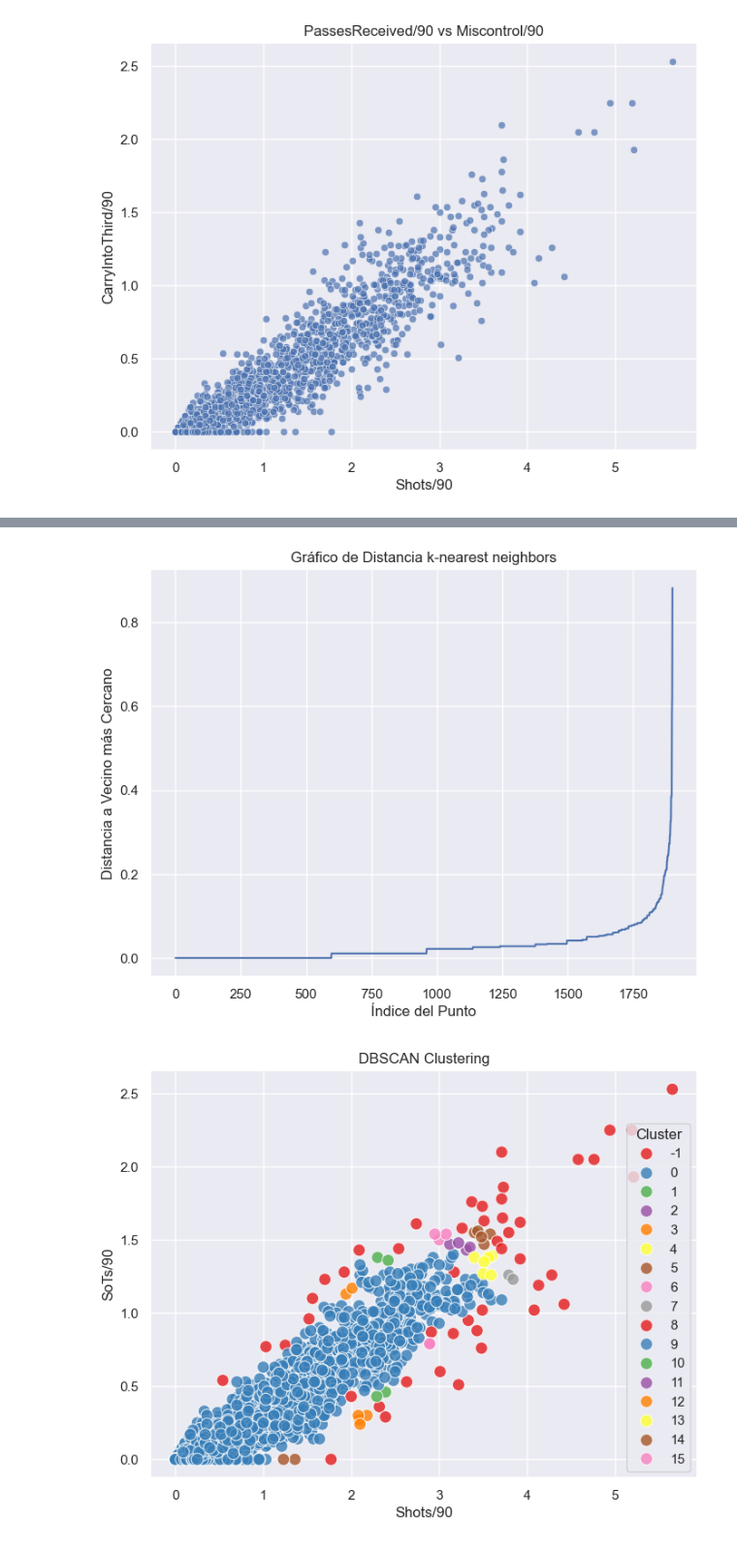
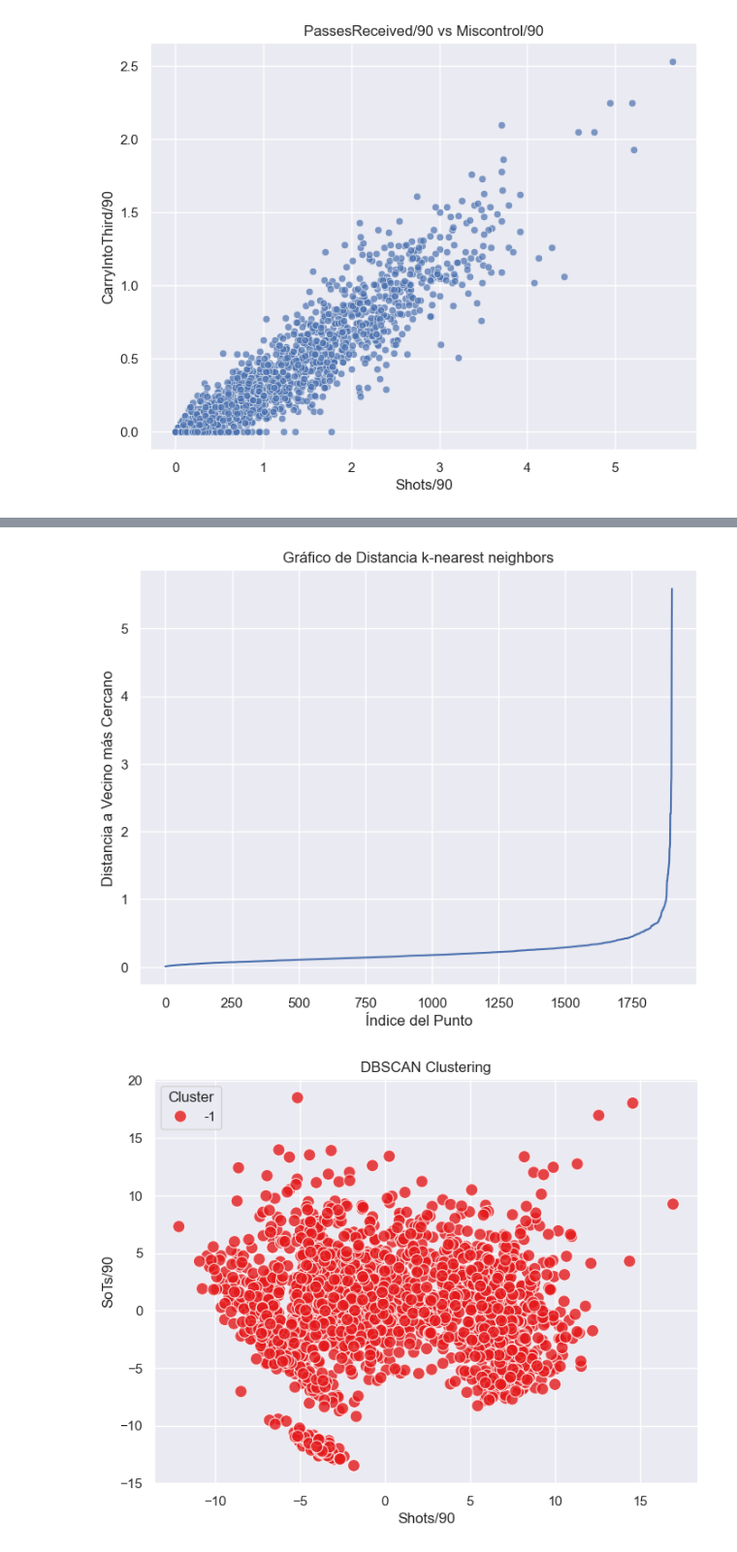
Before and after one commit to joacokoif/tp2_fulbo_ldd, a Jupyter notebook: tp2_LDD_Futbol_Analytics.ipynb, the cells around one changed output, grey strips where cells are left out. Shown at 97% size. Cells and saved outputs as stored; diff of their text form; code cells hidden in the pictures.

```diff
--- a/tp2_LDD_Futbol_Analytics.ipynb
+++ b/tp2_LDD_Futbol_Analytics.ipynb
@@ -173,7 +174,7 @@ plt.show()
 #variables_numericas = ['Ast/90', 'PassRec%']# vuelvo a agarrar las dos variables de antes
 
 scaler = StandardScaler()
-df_scaled = scaler.fit_transform(data_num[variables_numericas]) # escalo los datos
+df_scaled = scaler.fit_transform(data_num) # escalo los datos
 
 pca = PCA(n_components=2)
 componentes_principales = pca.fit_transform(df_scaled) # le aplico PCA
@@ -199,25 +200,25 @@ plt.ylabel('Distancia a Vecino más Cercano')
 plt.grid(True)
 plt.show()
 # %% [output]
-[figure, old version]
+[figure, new version]
 # %%
 # me baso en el gráfico de distancia para seleccionar un valor de epsilon
 # elijo el eps donde la curva hace un codo, asi tenemos un valor pequeño que incluye a la mayoria de los datos.
-epsilon = 0.15  # Ajustar según el gráfico de distancia
+epsilon = 0.75  # Ajustar según el gráfico de distancia
 
-# aplicamos DBSCAN
+# aplico DBSCAN
 dbscan = DBSCAN(eps=epsilon, min_samples=2)  # ajusto min_samples según tus datos
-data_num['Cluster'] = dbscan.fit_predict(df_scaled)
+df_pca['Cluster'] = dbscan.fit_predict(df_scaled)
 
 plt.figure(figsize=(8, 6))
-sns.scatterplot(x='Shots/90', y='SoTs/90', hue='Cluster', data=data_num, s=100, palette='Set1', alpha=0.8, legend='full')
+sns.scatterplot(x='Shots/90', y='SoTs/90', hue='Cluster', data=df_pca, s=100, palette='Set1', alpha=0.8, legend='full')
 plt.title('DBSCAN Clustering')
 plt.xlabel('Shots/90')
 plt.ylabel('SoTs/90')
 plt.grid(True)
 plt.show()
 # %% [output]
-[figure, old version]
+[figure, new version]
 # %%
 #(e)Utilizar DBSCAN para realizar agrupamiento utilizando como datos todas las variables originales en vez de solo las dos
 # componentes principales, modificando los valores de epsilon y minPts convenientemente.
```
Also changed, not shown: parts of 13 cells of this notebook.
